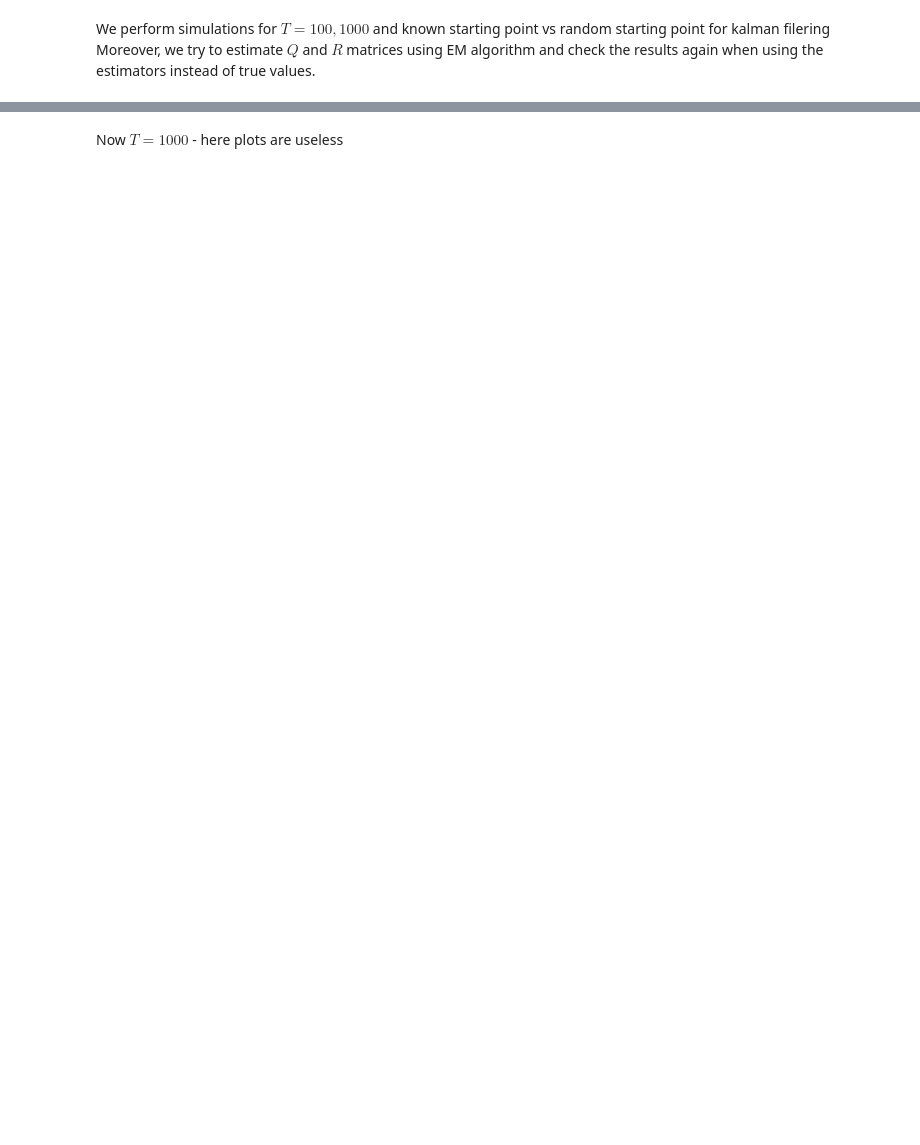
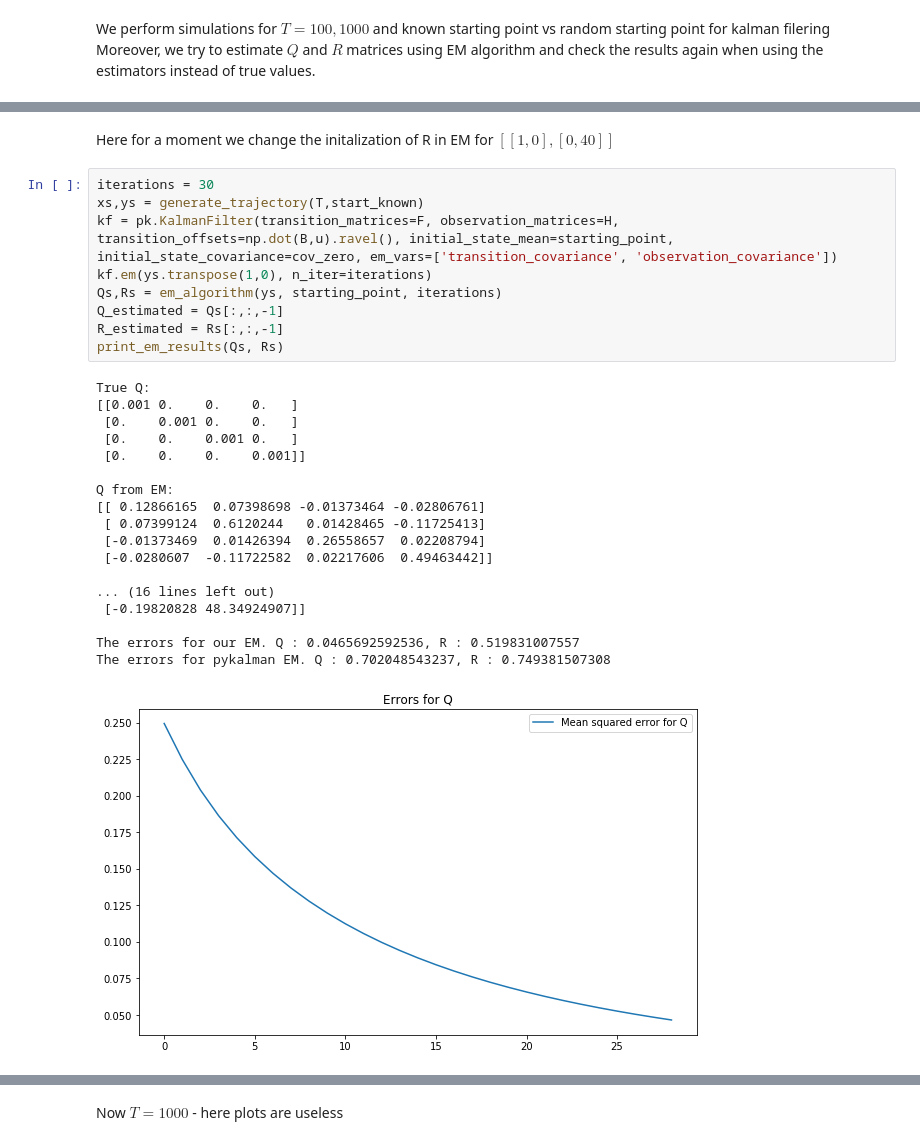
Before and after one commit to sjwilczynski/AlgStPr, a Jupyter notebook: projekt2/project2.ipynb, the cells around one changed output, grey strips where cells are left out. Drawn from its saved outputs; the diff is of its cells as text; blank space fills up the shorter version.

```diff
--- a/projekt2/project2.ipynb
+++ b/projekt2/project2.ipynb
@@ -284,0 +296,30 @@ The errors for pykalman EM. Q : 1.28766231209, R : 0.114699164588
+# %% [markdown]
+Here for a moment we change the initalization of R in EM for $[[1,0],[0,40]]$
+# %%
+iterations = 30
+xs,ys = generate_trajectory(T,start_known)
+kf = pk.KalmanFilter(transition_matrices=F, observation_matrices=H, transition_offsets=np.dot(B,u).ravel(), initial_state_mean=starting_point, initial_state_covariance=cov_zero, em_vars=['transition_covariance', 'observation_covariance'])
+kf.em(ys.transpose(1,0), n_iter=iterations)
+Qs,Rs = em_algorithm(ys, starting_point, iterations)
+Q_estimated = Qs[:,:,-1]
+R_estimated = Rs[:,:,-1]
+print_em_results(Qs, Rs)
+# %% [output]
+True Q:
+[[0.001 0.    0.    0.   ]
+ [0.    0.001 0.    0.   ]
+ [0.    0.    0.001 0.   ]
+ [0.    0.    0.    0.001]]
+
+Q from EM:
+[[ 0.12866165  0.07398698 -0.01373464 -0.02806761]
+ [ 0.07399124  0.6120244   0.01428465 -0.11725413]
+ [-0.01373469  0.01426394  0.26558657  0.02208794]
+ [-0.0280607  -0.11722582  0.02217606  0.49463442]]
+
+... (16 lines left out)
+ [-0.19820828 48.34924907]]
+
+The errors for our EM. Q : 0.0465692592536, R : 0.519831007557
+The errors for pykalman EM. Q : 0.702048543237, R : 0.749381507308
+[figure, added]
```
Also changed, not shown: parts of 9 cells of this notebook.
